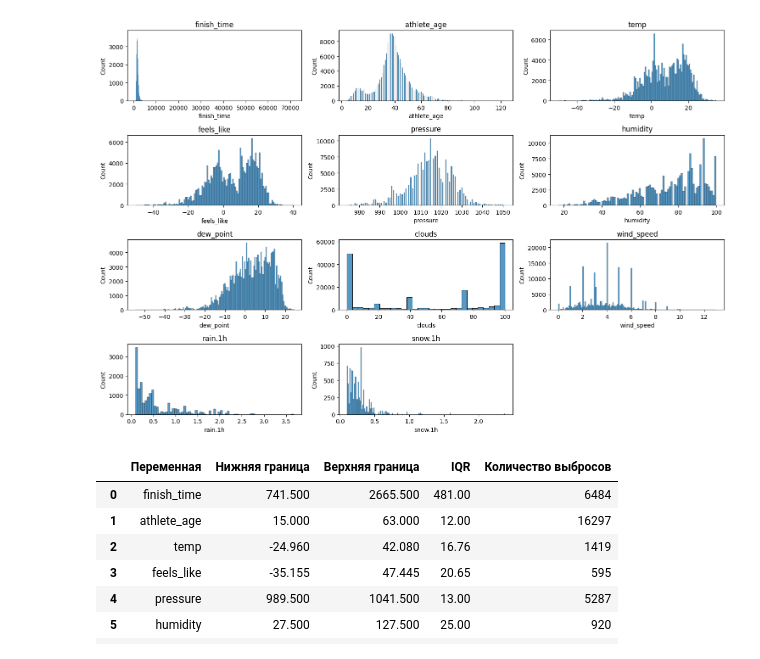
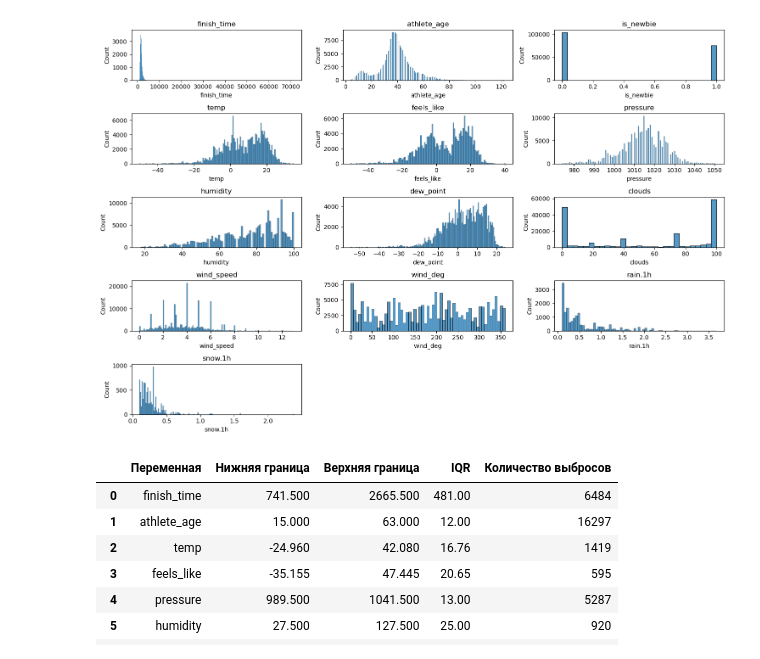
Before and after one commit to Alex12345432141242/abort-404, a Jupyter notebook: 5-verst.ipynb, the cells around one changed output. Cells and saved outputs as stored; diff of their text form; code cells hidden in the pictures.

```diff
--- a/5-verst.ipynb
+++ b/5-verst.ipynb
@@ -28,5 +40,6 @@ memory usage: 31.4+ MB
 # %%
-numerical_df = df[['finish_time', 'athlete_age', 'temp', 'feels_like', 'pressure', 'humidity', 'dew_point', 'clouds', 'wind_speed', 'rain.1h', 'snow.1h', ]]
+numerical_df = df.select_dtypes(exclude="object")
+numerical_df = numerical_df.drop(columns=['record_id', 'athlete_id', 'event_date'])
 plt.figure(figsize=(15, 10))
 for i, column in enumerate(numerical_df.columns):
     plt.subplot(len(numerical_df.columns) // 3 + 1, 3, i + 1)
@@ -40,15 +53,16 @@ plt.show()
 # %%
-numerical_df = df[['finish_time', 'athlete_age', 'temp', 'feels_like', 'pressure', 'humidity', 'dew_point', 'clouds', 'wind_speed', 'rain.1h', 'snow.1h', ]]
+numerical_df = df.select_dtypes(exclude="object")
+numerical_df = numerical_df.drop(columns=['record_id', 'athlete_id', 'event_date'])
 plt.figure(figsize=(15, 10))
 for i, column in enumerate(numerical_df.columns):
     plt.subplot(len(numerical_df.columns) // 3 + 1, 3, i + 1)
     sns.histplot(x=numerical_df[column])
     plt.title(column)
 
 plt.tight_layout()
 plt.show()
 # %% [output]
-[figure, old version]
+[figure, new version]
 # %%
 outliers = pd.DataFrame(columns=['Переменная', 'Нижняя граница', 'Верхняя граница', 'IQR', 'Количество выбросов'])
 for column in numerical_df.columns:
```
Also changed, not shown: parts of 16 cells of this notebook.
